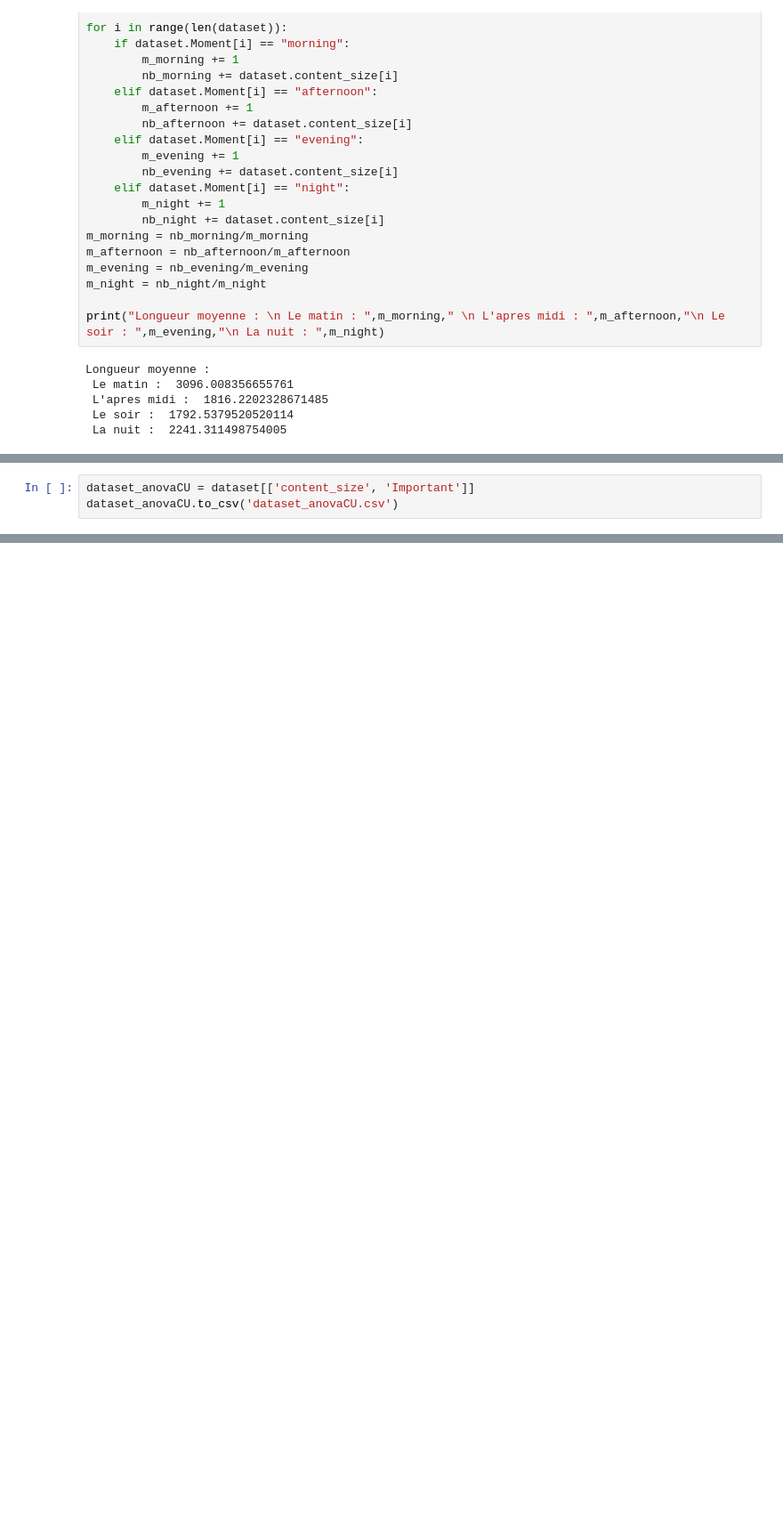
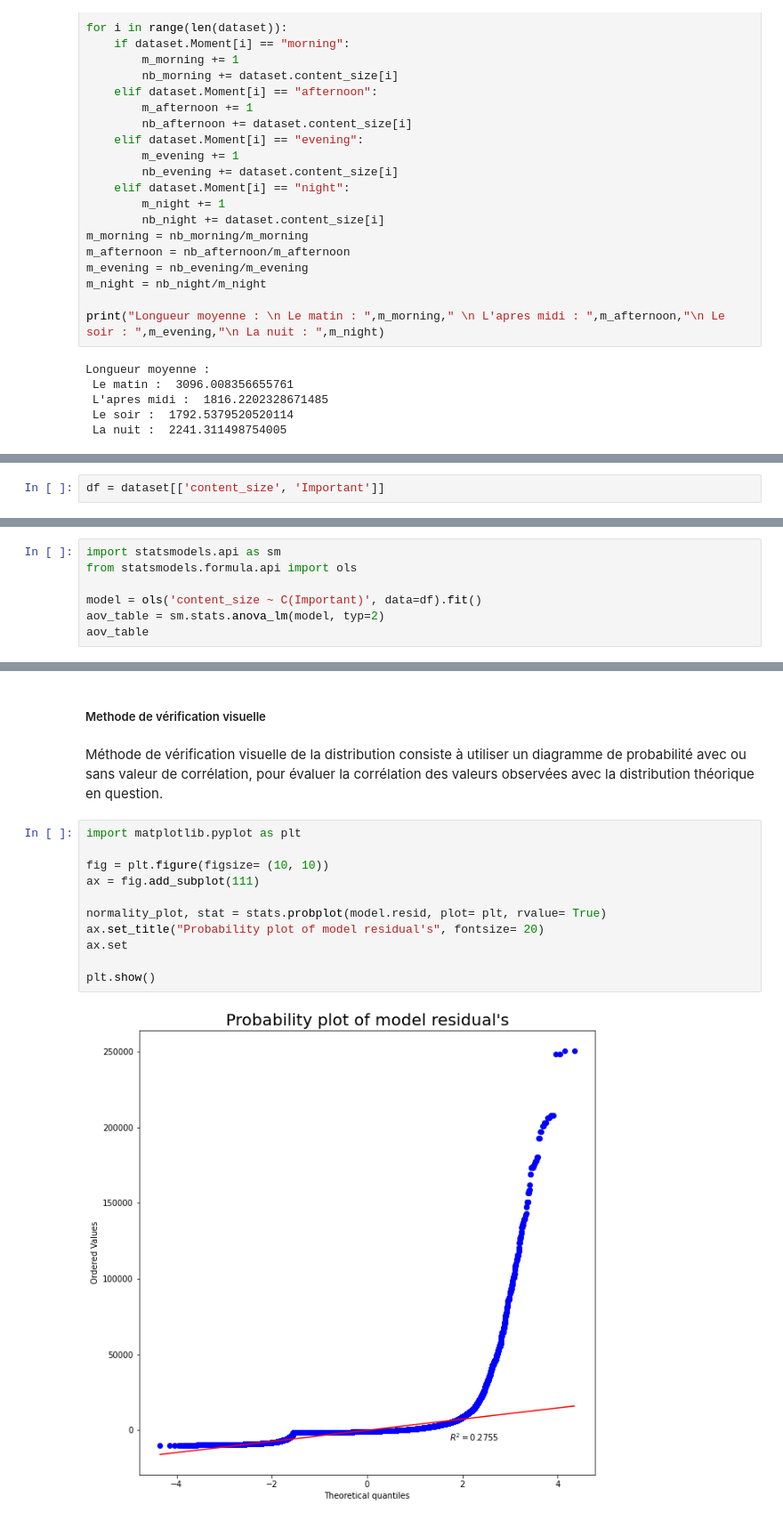
Before and after one commit to Rudy-balzano/ProjetDataScience, a Jupyter notebook: DS_project.ipynb, the cells around one changed output, grey strips where cells are left out. Shown: that part at 89% size. Saved outputs shown, nothing was run; the diff lists cells and outputs as text; blank space fills up the shorter version.

```diff
--- a/DS_project.ipynb
+++ b/DS_project.ipynb
@@ -499,3 +503,2 @@ Longueur moyenne :
 # %%
-dataset_anovaCU = dataset[['content_size', 'Important']]
-dataset_anovaCU.to_csv('dataset_anovaCU.csv')
+df = dataset[['content_size', 'Important']]
@@ -501,0 +507,7 @@ dataset_anovaCU.to_csv('dataset_anovaCU.csv')
+# %%
+import statsmodels.api as sm
+from statsmodels.formula.api import ols
+
+model = ols('content_size ~ C(Important)', data=df).fit()
+aov_table = sm.stats.anova_lm(model, typ=2)
+aov_table
@@ -501,0 +534,18 @@ dataset_anovaCU.to_csv('dataset_anovaCU.csv')
+# %% [markdown]
+##### Methode de vérification visuelle
+# %% [markdown]
+Méthode de vérification visuelle de la distribution consiste à utiliser un diagramme de probabilité avec ou sans valeur de corrélation,
+pour évaluer la corrélation des valeurs observées avec la distribution théorique en question.
+# %%
+import matplotlib.pyplot as plt
+
+fig = plt.figure(figsize= (10, 10))
+ax = fig.add_subplot(111)
+
+normality_plot, stat = stats.probplot(model.resid, plot= plt, rvalue= True)
+ax.set_title("Probability plot of model residual's", fontsize= 20)
+ax.set
+
+plt.show()
+# %% [output]
+[figure, added]
```
Also changed, not shown: parts of 25 cells of this notebook, 6 other files.
